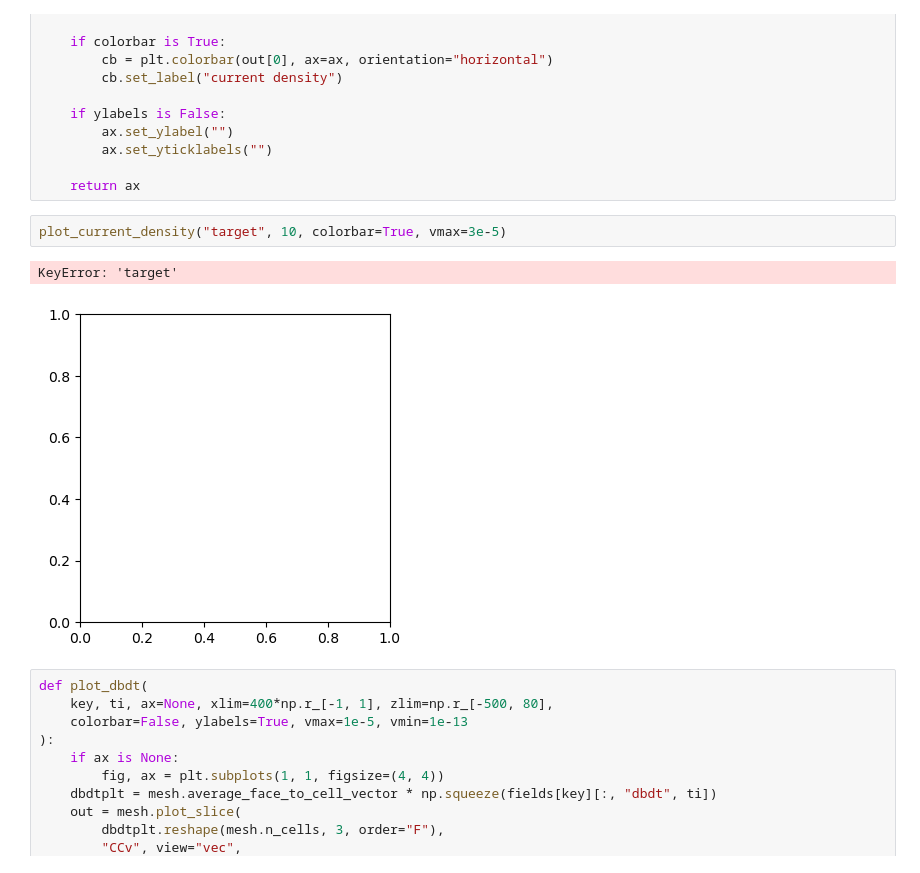
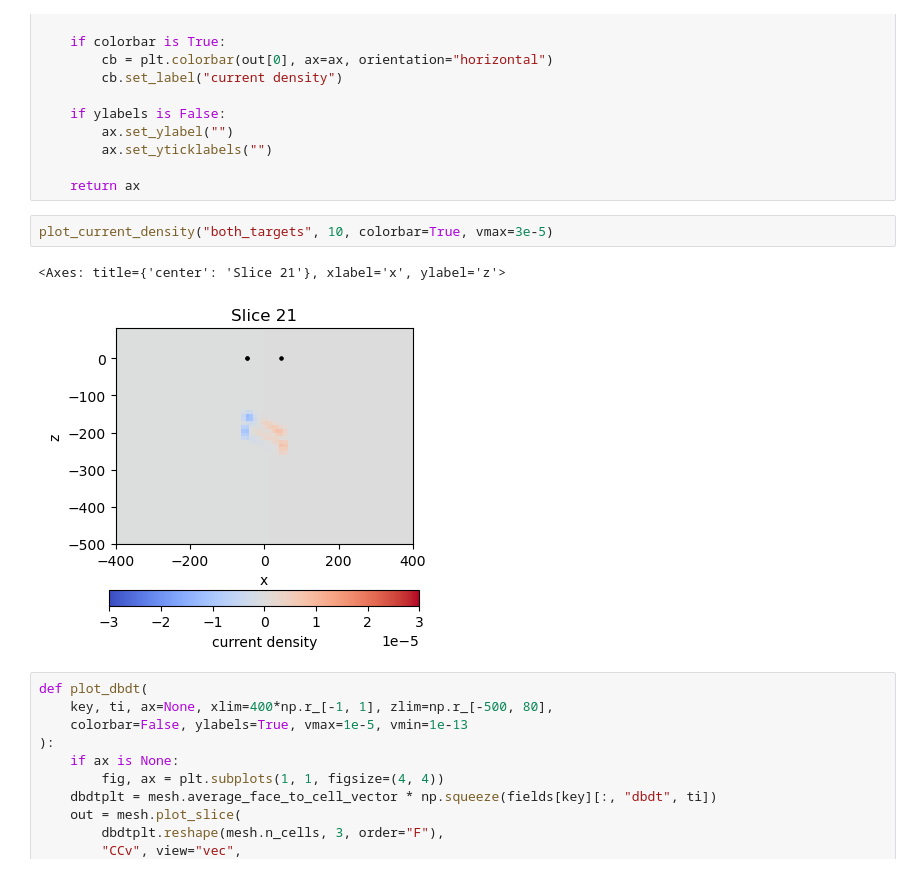
Before and after one commit to ubcgif/2024-aqgeo-meeting-em-tutorial, a Jupyter notebook: 3-forward-Tensor.ipynb, the cells around one changed output. Drawn from its saved outputs; the diff is of its cells as text.

```diff
--- a/3-forward-Tensor.ipynb
+++ b/3-forward-Tensor.ipynb
@@ -333,10 +339,10 @@ def plot_current_density(
 
     return ax
 # %%
-plot_current_density("target", 10, colorbar=True, vmax=3e-5)
+plot_current_density("both_targets", 10, colorbar=True, vmax=3e-5)
 # %% [output]
-KeyError: 'target'
+<Axes: title={'center': 'Slice 21'}, xlabel='x', ylabel='z'>
-[figure, old version]
+[figure, new version]
 # %%
 def plot_dbdt(
     key, ti, ax=None, xlim=400*np.r_[-1, 1], zlim=np.r_[-500, 80],
```
Also changed, not shown: parts of 10 cells of this notebook, 4 other files.
